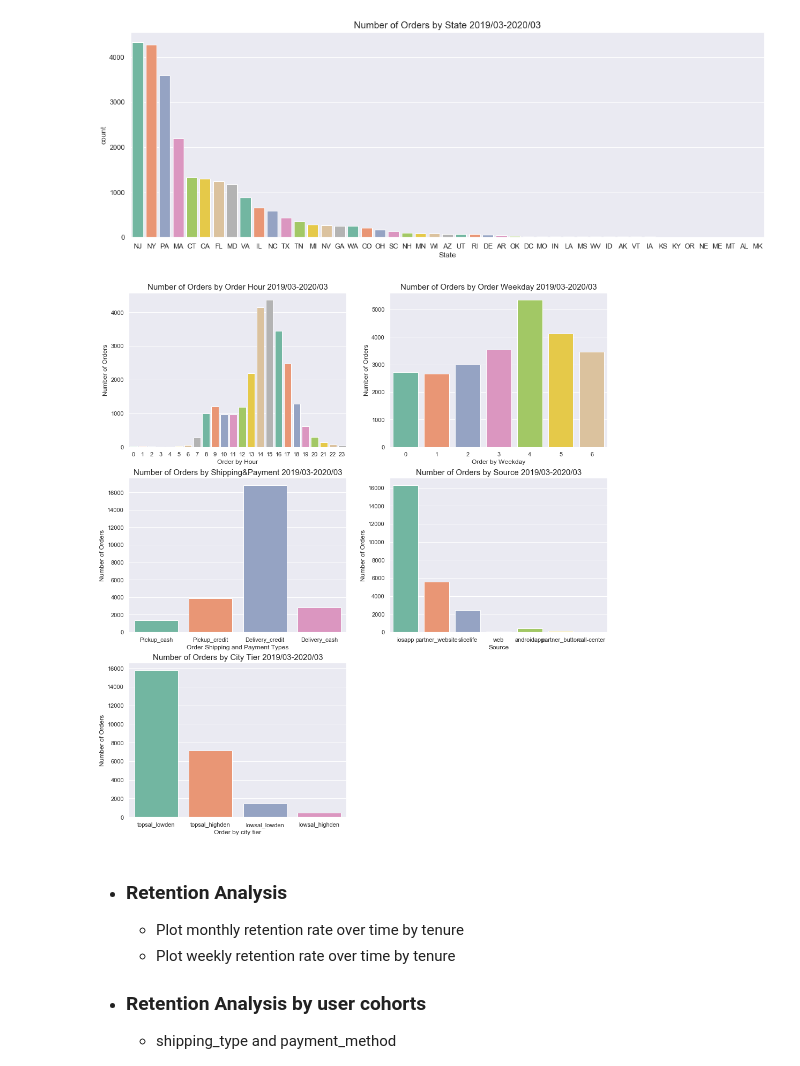
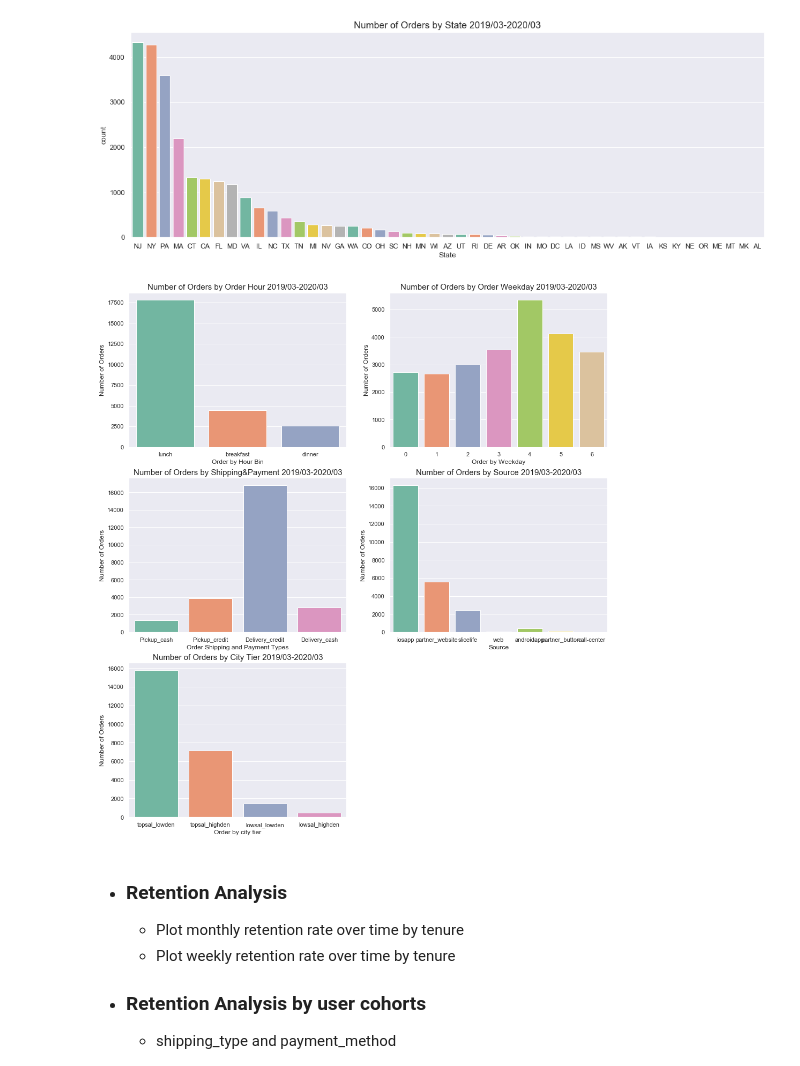
Before and after one commit to Chen--Chen/cohort_churn_analysis, a Jupyter notebook: Slice - Customer Churn Analysis.ipynb, the cells around one changed output. Saved outputs shown, nothing was run; the diff lists cells and outputs as text; code cells hidden in the pictures.

```diff
--- a/Slice - Customer Churn Analysis.ipynb
+++ b/Slice - Customer Churn Analysis.ipynb
@@ -179,0 +218,3 @@ second_purch['to_second'] = (second_purch['second_purch'] - second_purch['first_
+# %%
+second_purch['sec_onemonth_ind'] = second_purch.iloc[:,-1].apply(lambda x: 'Y' if x<=28 else 'N')
+second_purch.head()
@@ -179,0 +228,14 @@ second_purch['to_second'] = (second_purch['second_purch'] - second_purch['first_
+# %%
+def hour_week_pct(dataset):
+    order_hour_pivot = pd.pivot_table(dataset, index = 'customer',columns = ['order_hour_bin'],values = 'order_id', \
+                                                        aggfunc='count', margins=True, dropna=True, fill_value=0)
+    order_hour_pivot = order_hour_pivot.div(order_hour_pivot.iloc[:,-1], axis=0 )
+
+    order_weekday_pivot = pd.pivot_table(dataset, index = 'customer',columns = ['order_weekday'],values = 'order_id', \
+                                                        aggfunc='count', margins=True, dropna=True, fill_value=0)
+    order_weekday_pivot = order_weekday_pivot.div(order_weekday_pivot.iloc[:,-1], axis=0)
+    customer_hour_week_pct = pd.merge(order_hour_pivot,order_weekday_pivot, on='customer', how='outer')
+    customer_hour_week_pct.reset_index(level=0, inplace=True)
+    customer_hour_week_pct = customer_hour_week_pct[['customer','breakfast', 'dinner', 'lunch', 0, 1, 2, 3, 4, 5, 6]]
+    customer_hour_week_pct.columns = ['customer','breakfast_pct', 'dinner_pct', 'lunch_pct', '0_pct', '1_pct', '2_pct', '3_pct', '4_pct', '5_pct', '6_pct']
+    return customer_hour_week_pct
@@ -186,8 +255,13 @@ customer_long_data = trans_data.groupby(['customer','cohort_start','latest_activ
                                .reset_index(drop=False)
 customer_long_data['enrolled_month'] = ((customer_long_data['latest_active']-customer_long_data['cohort_start']).apply(attrgetter('n')))+1
 end_month = pd.Period('3/1/2020', freq='M')
-customer_long_data['cohort_num'] = (end_month-customer_long_data['cohort_start']).apply(attrgetter('n'))
+#customer_long_data['cohort_num'] = (end_month-customer_long_data['cohort_start']).apply(attrgetter('n'))
+customer_long_data['tenure'] = (end_month-customer_long_data['cohort_start']).apply(attrgetter('n'))
 customer_long_data['order_per_month'] = customer_long_data['order_count']/customer_long_data['enrolled_month']
 customer_long_data['order_frequency'] = customer_long_data['enrolled_month']/customer_long_data['order_count']
 #customer_long_data = customer_long_data[['customer','order_count','order_total','order_avg','enrolled_month','order_per_month']]
 customer_long_data.head(5)
+
+
+customer_long_cohort = hour_week_pct(trans_data)
+customer_long_data = pd.merge(customer_long_data, customer_long_cohort, on='customer', how='left')
@@ -200,0 +268,7 @@ customer_long_data.head(5)
+# %%
+cust_complete = pd.merge(customer_first_data, second_purch, on='customer', how='left')
+cust_complete = pd.merge(cust_complete, customer_long_data, on='customer', how='left')
+#cust_complete = pd.merge(cust_complete, customer_11m_cohort, on='customer', how='left')
+trans_cust_complete = pd.merge(trans_data, cust_complete, on='customer', how='left')
+trans_cust_complete['cohort'] = trans_cust_complete.groupby('customer')['date_purchased_shft'].transform('min').dt.to_period('M')
+trans_cust_complete['period_number'] = ((trans_cust_complete.order_month_shft - trans_cust_complete.cohort).apply(attrgetter('n')))
@@ -416,39 +804,39 @@ gs = f.add_gridspec(3, 2)
 
 with sns.axes_style("darkgrid"):
     ax = f.add_subplot(gs[0, 0])
-    sns.countplot(x="order_hour", data=trans_cust_complete, palette="Set2")
-    ax.set(xlabel='Order by Hour', ylabel='Number of Orders')
+    sns.countplot(x="order_hour_bin", data=trans_cust_complete, palette="Set2")
+    ax.set(xlabel='Order by Hour Bin', ylabel='Number of Orders')
     ax.set_title('Number of Orders by Order Hour 2019/03-2020/03', fontsize=15)
 
 with sns.axes_style("darkgrid"):
     ax = f.add_subplot(gs[0, 1])
     sns.countplot(x="order_weekday", \
                   data=trans_cust_complete, palette="Set2")
     ax.set(xlabel='Order by Weekday', ylabel='Number of Orders')
     ax.set_title('Number of Orders by Order Weekday 2019/03-2020/03', fontsize=15)
 
 with sns.axes_style("darkgrid"):
     ax = f.add_subplot(gs[1, 0])
     sns.countplot(x="shipping_payment", \
                   #order=['2019-03','2019-04','2019-05','2019-06','2019-07','2019-08',\
                   #       '2019-09','2019-10','2019-11','2019-12','2020-01','2020-02','2020-03'], \
                   data=trans_cust_complete, palette="Set2")
     ax.set(xlabel='Order Shipping and Payment Types', ylabel='Number of Orders')
     ax.set_title('Number of Orders by Shipping&Payment 2019/03-2020/03', fontsize=15)
 
 with sns.axes_style("darkgrid"):
     ax = f.add_subplot(gs[1, 1])
     sns.countplot(x="source", data=trans_cust_complete, palette="Set2")
     ax.set(xlabel='Source', ylabel='Number of Orders')
     ax.set_title('Number of Orders by Source 2019/03-2020/03', fontsize=15)
 
 with sns.axes_style("darkgrid"):
     ax = f.add_subplot(gs[2, 0])
     sns.countplot(x="city_tier", data=trans_cust_complete, palette="Set2")
     ax.set(xlabel='Order by city tier', ylabel='Number of Orders')
     ax.set_title('Number of Orders by City Tier 2019/03-2020/03', fontsize=15)
 # %% [output]
-[figure, old version]
+[figure, new version]
 # %% [markdown]
 * ### Retention Analysis
     * Plot monthly retention rate over time by tenure
```
Also changed, not shown: parts of 34 cells of this notebook.
